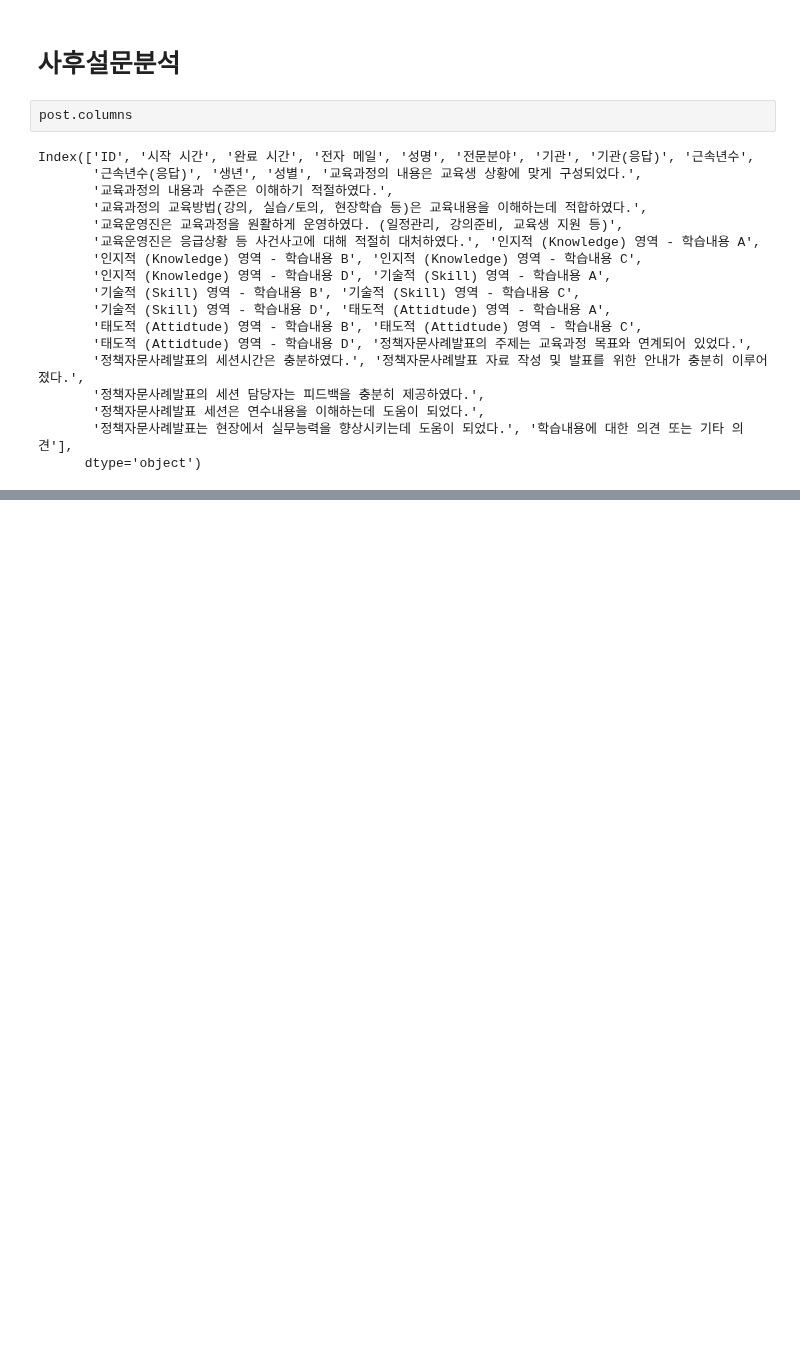
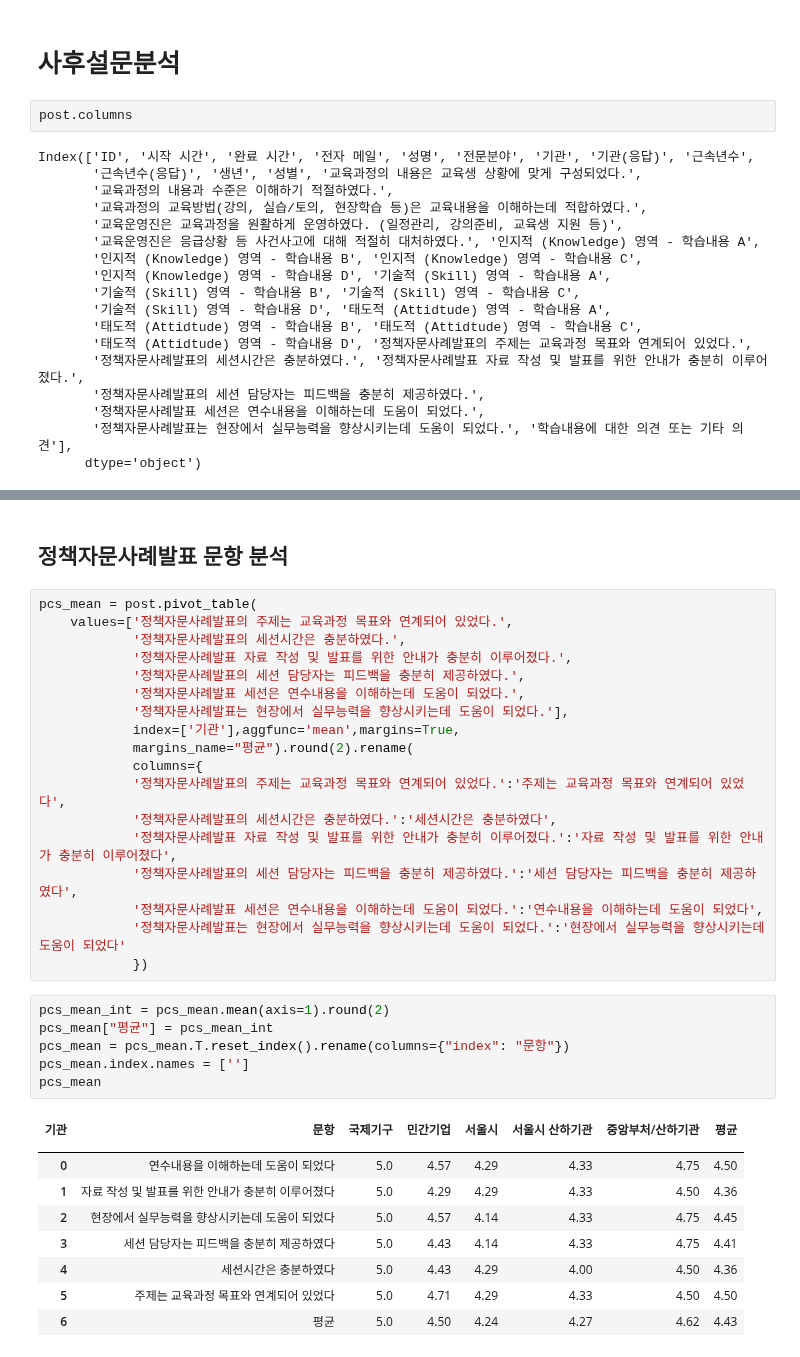
Before and after one commit to jgumin/jupyter-notebook, a Jupyter notebook: isus/scp교육생분석.ipynb, the cells around one changed output, grey strips where cells are left out. Saved outputs shown, nothing was run; the diff lists cells and outputs as text; blank space fills up the shorter version.

```diff
--- a/isus/scp교육생분석.ipynb
+++ b/isus/scp교육생분석.ipynb
@@ -684,0 +705,36 @@ fig.update_layout(title=dict(text ='만족도 조사 결과',x=0.5, y=0.96),
+# %% [markdown]
+## 정책자문사례발표 문항 분석
+# %%
+pcs_mean = post.pivot_table(
+    values=['정책자문사례발표의 주제는 교육과정 목표와 연계되어 있었다.',
+            '정책자문사례발표의 세션시간은 충분하였다.',
+            '정책자문사례발표 자료 작성 및 발표를 위한 안내가 충분히 이루어졌다.',
+            '정책자문사례발표의 세션 담당자는 피드백을 충분히 제공하였다.',
+            '정책자문사례발표 세션은 연수내용을 이해하는데 도움이 되었다.',
+            '정책자문사례발표는 현장에서 실무능력을 향상시키는데 도움이 되었다.'],
+            index=['기관'],aggfunc='mean',margins=True,
+            margins_name="평균").round(2).rename(
+            columns={
+            '정책자문사례발표의 주제는 교육과정 목표와 연계되어 있었다.':'주제는 교육과정 목표와 연계되어 있었다',
+            '정책자문사례발표의 세션시간은 충분하였다.':'세션시간은 충분하였다',
+            '정책자문사례발표 자료 작성 및 발표를 위한 안내가 충분히 이루어졌다.':'자료 작성 및 발표를 위한 안내가 충분히 이루어졌다',
+            '정책자문사례발표의 세션 담당자는 피드백을 충분히 제공하였다.':'세션 담당자는 피드백을 충분히 제공하였다',
+            '정책자문사례발표 세션은 연수내용을 이해하는데 도움이 되었다.':'연수내용을 이해하는데 도움이 되었다',
+            '정책자문사례발표는 현장에서 실무능력을 향상시키는데 도움이 되었다.':'현장에서 실무능력을 향상시키는데 도움이 되었다'
+            })
+# %%
+pcs_mean_int = pcs_mean.mean(axis=1).round(2)
+pcs_mean["평균"] = pcs_mean_int
+pcs_mean = pcs_mean.T.reset_index().rename(columns={"index": "문항"})
+pcs_mean.index.names = ['']
+pcs_mean
+# %% [output]
+| 기관 | 문항 | 국제기구 | 민간기업 | 서울시 | 서울시 산하기관 | 중앙부처/산하기관 | 평균 |
+|  |  |  |  |  |  |  |  |
+| 0 | 연수내용을 이해하는데 도움이 되었다 | 5.0 | 4.57 | 4.29 | 4.33 | 4.75 | 4.50 |
+| 1 | 자료 작성 및 발표를 위한 안내가 충분히 이루어졌다 | 5.0 | 4.29 | 4.29 | 4.33 | 4.50 | 4.36 |
+| 2 | 현장에서 실무능력을 향상시키는데 도움이 되었다 | 5.0 | 4.57 | 4.14 | 4.33 | 4.75 | 4.45 |
+| 3 | 세션 담당자는 피드백을 충분히 제공하였다 | 5.0 | 4.43 | 4.14 | 4.33 | 4.75 | 4.41 |
+| 4 | 세션시간은 충분하였다 | 5.0 | 4.43 | 4.29 | 4.00 | 4.50 | 4.36 |
+| 5 | 주제는 교육과정 목표와 연계되어 있었다 | 5.0 | 4.71 | 4.29 | 4.33 | 4.50 | 4.50 |
+| 6 | 평균 | 5.0 | 4.50 | 4.24 | 4.27 | 4.62 | 4.43 |
```
Also changed, not shown: parts of 9 cells of this notebook.
